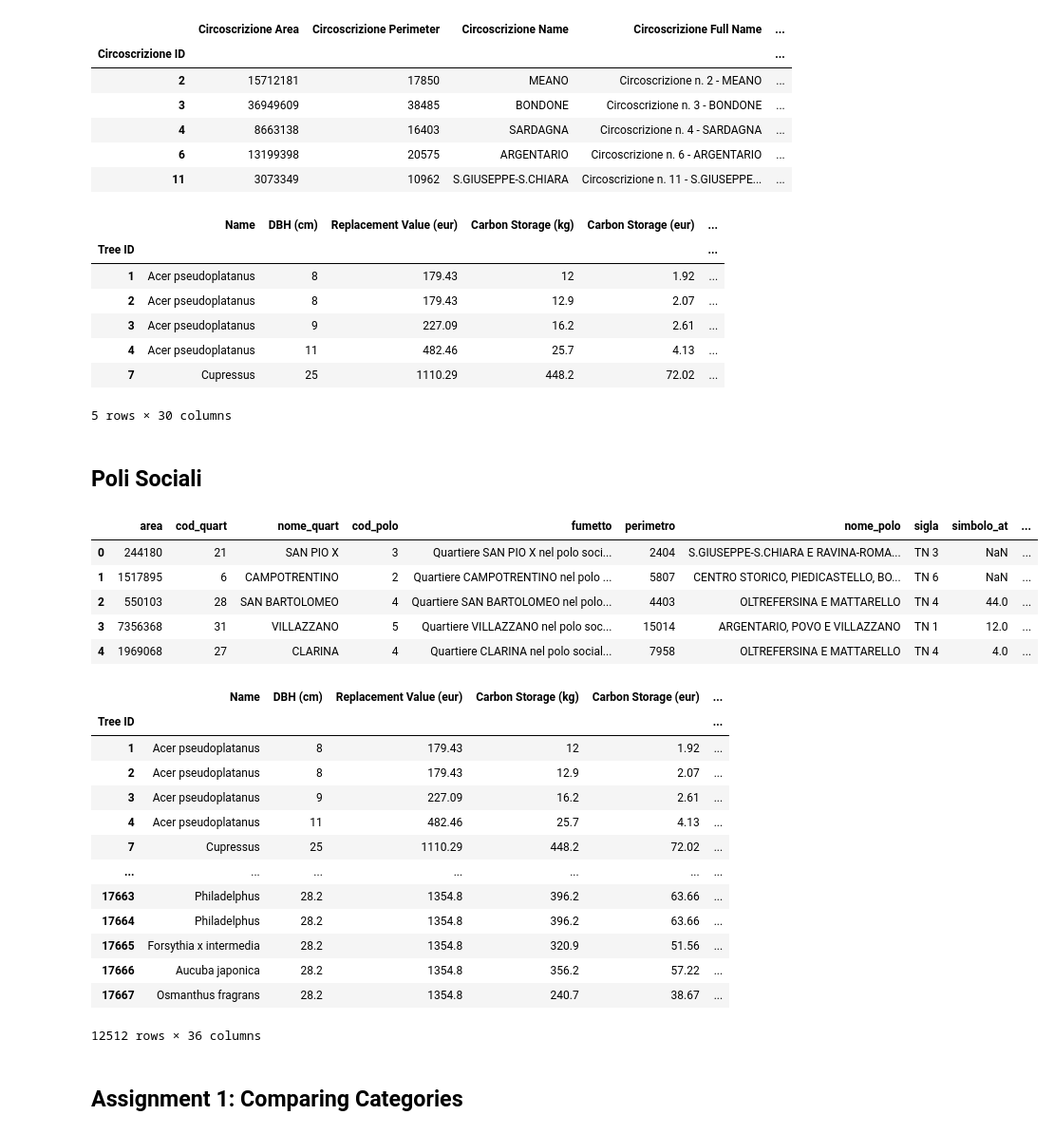
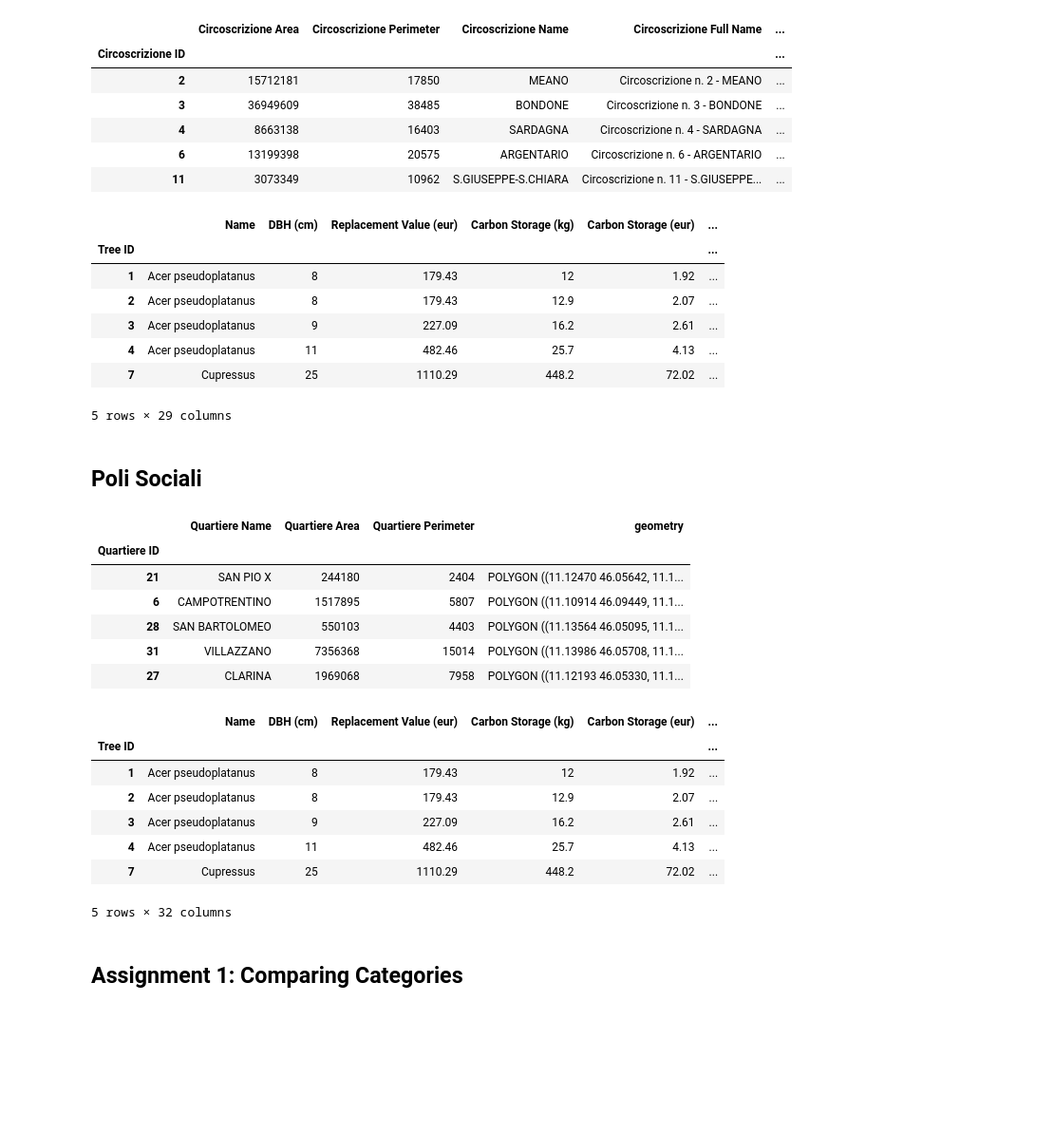
Before and after one commit to DataViz-Group3/DataViz-Group3, a Jupyter notebook: src/preprocessing.ipynb, the cells around one changed output. Shown: that part at 95% size. Saved outputs shown, nothing was run; the diff lists cells and outputs as text; code cells hidden in the pictures; blank space fills up the shorter version.

Commit message:
circoscrizioni to poli sociali preprocessing

```diff
--- a/src/preprocessing.ipynb
+++ b/src/preprocessing.ipynb
@@ -48,6 +49,8 @@ df_circoscrizioni.head()
 # %%
 df_tree_circo = gpd.tools.sjoin(df_trees, df_circoscrizioni, predicate="within", how='left')
 
+df_tree_circo = df_tree_circo.drop('index_right', axis=1)
+
 df_tree_circo.head()
 # %% [output]
 |  | Name | DBH (cm) | Replacement Value (eur) | Carbon Storage (kg) | Carbon Storage (eur) | ... |
@@ -57,4 +60,4 @@ df_tree_circo.head()
 | 3 | Acer pseudoplatanus | 9 | 227.09 | 16.2 | 2.61 | ... |
 | 4 | Acer pseudoplatanus | 11 | 482.46 | 25.7 | 4.13 | ... |
 | 7 | Cupressus | 25 | 1110.29 | 448.2 | 72.02 | ... |
-5 rows × 30 columns
+5 rows × 29 columns
@@ -64,17 +65,28 @@ df_tree_circo.to_csv('../data_clean/trees_located.csv')
 ## Poli Sociali
 # %%
 df_poli = gpd.read_file('../data/poli_sociali.json')
+df_poli = df_poli.rename({
+    'cod_quart': 'Quartiere ID',
+    'nome_quart': 'Quartiere Name',
+    'area': 'Quartiere Area',
+    'perimetro': 'Quartiere Perimeter'
+}, axis=1)
+df_poli = df_poli.set_index('Quartiere ID')
+df_poli = df_poli[['Quartiere Name', 'Quartiere Area', 'Quartiere Perimeter', 'geometry']]
 
 df_poli.head()
 # %% [output]
-|  | area | cod_quart | nome_quart | cod_polo | fumetto | perimetro | nome_polo | sigla | simbolo_at | ... |
-| 0 | 244180 | 21 | SAN PIO X | 3 | Quartiere SAN PIO X nel polo soci... | 2404 | S.GIUSEPPE-S.CHIARA E RAVINA-ROMA... | TN 3 | NaN | ... |
-| 1 | 1517895 | 6 | CAMPOTRENTINO | 2 | Quartiere CAMPOTRENTINO nel polo ... | 5807 | CENTRO STORICO, PIEDICASTELLO, BO... | TN 6 | NaN | ... |
-| 2 | 550103 | 28 | SAN BARTOLOMEO | 4 | Quartiere SAN BARTOLOMEO nel polo... | 4403 | OLTREFERSINA E MATTARELLO | TN 4 | 44.0 | ... |
-| 3 | 7356368 | 31 | VILLAZZANO | 5 | Quartiere VILLAZZANO nel polo soc... | 15014 | ARGENTARIO, POVO E VILLAZZANO | TN 1 | 12.0 | ... |
-| 4 | 1969068 | 27 | CLARINA | 4 | Quartiere CLARINA nel polo social... | 7958 | OLTREFERSINA E MATTARELLO | TN 4 | 4.0 | ... |
+|  | Quartiere Name | Quartiere Area | Quartiere Perimeter | geometry |
+| Quartiere ID |  |  |  |  |
+| 21 | SAN PIO X | 244180 | 2404 | POLYGON ((11.12470 46.05642, 11.1... |
+| 6 | CAMPOTRENTINO | 1517895 | 5807 | POLYGON ((11.10914 46.09449, 11.1... |
+| 28 | SAN BARTOLOMEO | 550103 | 4403 | POLYGON ((11.13564 46.05095, 11.1... |
+| 31 | VILLAZZANO | 7356368 | 15014 | POLYGON ((11.13986 46.05708, 11.1... |
+| 27 | CLARINA | 1969068 | 7958 | POLYGON ((11.12193 46.05330, 11.1... |
 # %%
-gpd.tools.sjoin(df_trees, df_poli, predicate="within", how='left')
+df_tree_circo_poli = gpd.tools.sjoin(df_tree_circo, df_poli, predicate="within", how='left')
+df_tree_circo_poli = df_tree_circo_poli.drop('index_right', axis=1)
+df_tree_circo_poli.head()
 # %% [output]
 |  | Name | DBH (cm) | Replacement Value (eur) | Carbon Storage (kg) | Carbon Storage (eur) | ... |
 | Tree ID |  |  |  |  |  | ... |
@@ -83,10 +95,4 @@ gpd.tools.sjoin(df_trees, df_poli, predicate="within", how='left')
 | 3 | Acer pseudoplatanus | 9 | 227.09 | 16.2 | 2.61 | ... |
 | 4 | Acer pseudoplatanus | 11 | 482.46 | 25.7 | 4.13 | ... |
 | 7 | Cupressus | 25 | 1110.29 | 448.2 | 72.02 | ... |
-| ... | ... | ... | ... | ... | ... | ... |
-| 17663 | Philadelphus | 28.2 | 1354.8 | 396.2 | 63.66 | ... |
-| 17664 | Philadelphus | 28.2 | 1354.8 | 396.2 | 63.66 | ... |
-| 17665 | Forsythia x intermedia | 28.2 | 1354.8 | 320.9 | 51.56 | ... |
-| 17666 | Aucuba japonica | 28.2 | 1354.8 | 356.2 | 57.22 | ... |
-| 17667 | Osmanthus fragrans | 28.2 | 1354.8 | 240.7 | 38.67 | ... |
-12512 rows × 36 columns
+5 rows × 32 columns
```
Also changed, not shown: parts of 4 cells of this notebook, 2 other files.
